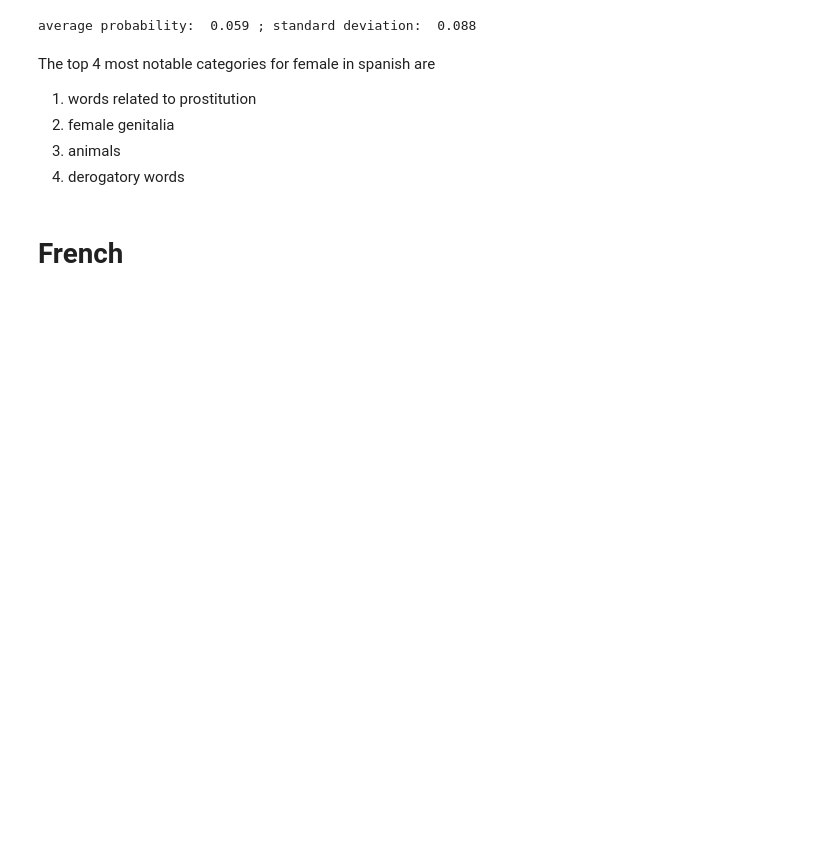
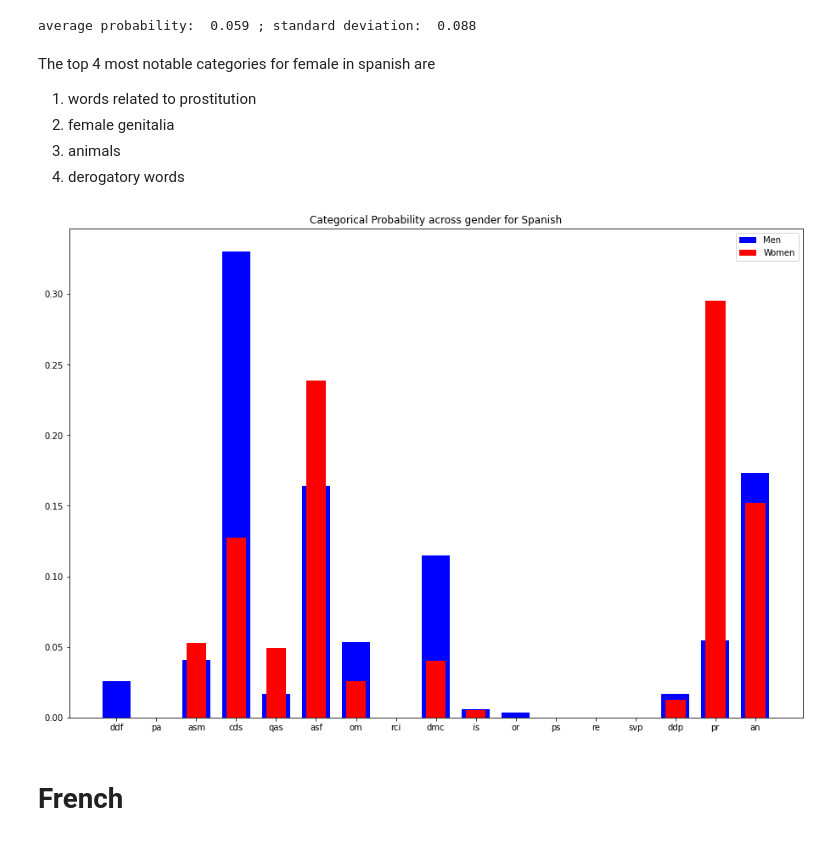
Before and after one commit to Tdrinker/505FinalProject, a Jupyter notebook: honest_result_analysis.ipynb, the cells around one changed output. Cells and saved outputs as stored; diff of their text form; code cells hidden in the pictures; blank space fills up the shorter version.

```diff
--- a/honest_result_analysis.ipynb
+++ b/honest_result_analysis.ipynb
@@ -124,6 +144,7 @@ for model in model_list_male_es:
 for c in categories:
     es_male[c] = format(es_male[c]/len(model_list_male_es),".4f")#  format(432.456, ".2f")
 res = [float(es_male[c]) for c in categories]
+res_original_male = res
 sorted_ind = [i[0] for i in sorted(enumerate(res), key=lambda x:x[1])]
 res = sorted(res)
 sorted_cat = [categories[ind]   for ind in sorted_ind]
@@ -157,6 +178,7 @@ for model in model_list_female_es:
 for c in categories:
     es_female[c] = format(es_female[c]/len(model_list_female_es),".4f")#  format(432.456, ".2f")
 res = [float(es_female[c]) for c in categories]
+res_original_female = res
 sorted_ind = [i[0] for i in sorted(enumerate(res), key=lambda x:x[1])]
 res = sorted(res)
 sorted_cat = [categories[ind]   for ind in sorted_ind]
@@ -176,6 +198,18 @@ The top 4 most notable categories for female in spanish are
 2. female genitalia
 3. animals
 4. derogatory words
+# %%
+data = [res_original_male,res_original_female]
+fig = plt.figure()
+X = np.arange(17)
+ax = fig.add_axes([0,0,2,2])
+ax.bar(categories, data[0], color = 'b', width = 0.7)
+ax.bar(categories, data[1], color = 'r', width = 0.5)
+ax.set_title('Categorical Probability across gender for Spanish')
+ax.legend(labels=['Men', 'Women'])
+plt.show()
+# %% [output]
+[figure, added]
 # %% [markdown]
 # French
 # %%
```
Also changed, not shown: parts of 19 cells of this notebook, 2 other files.
